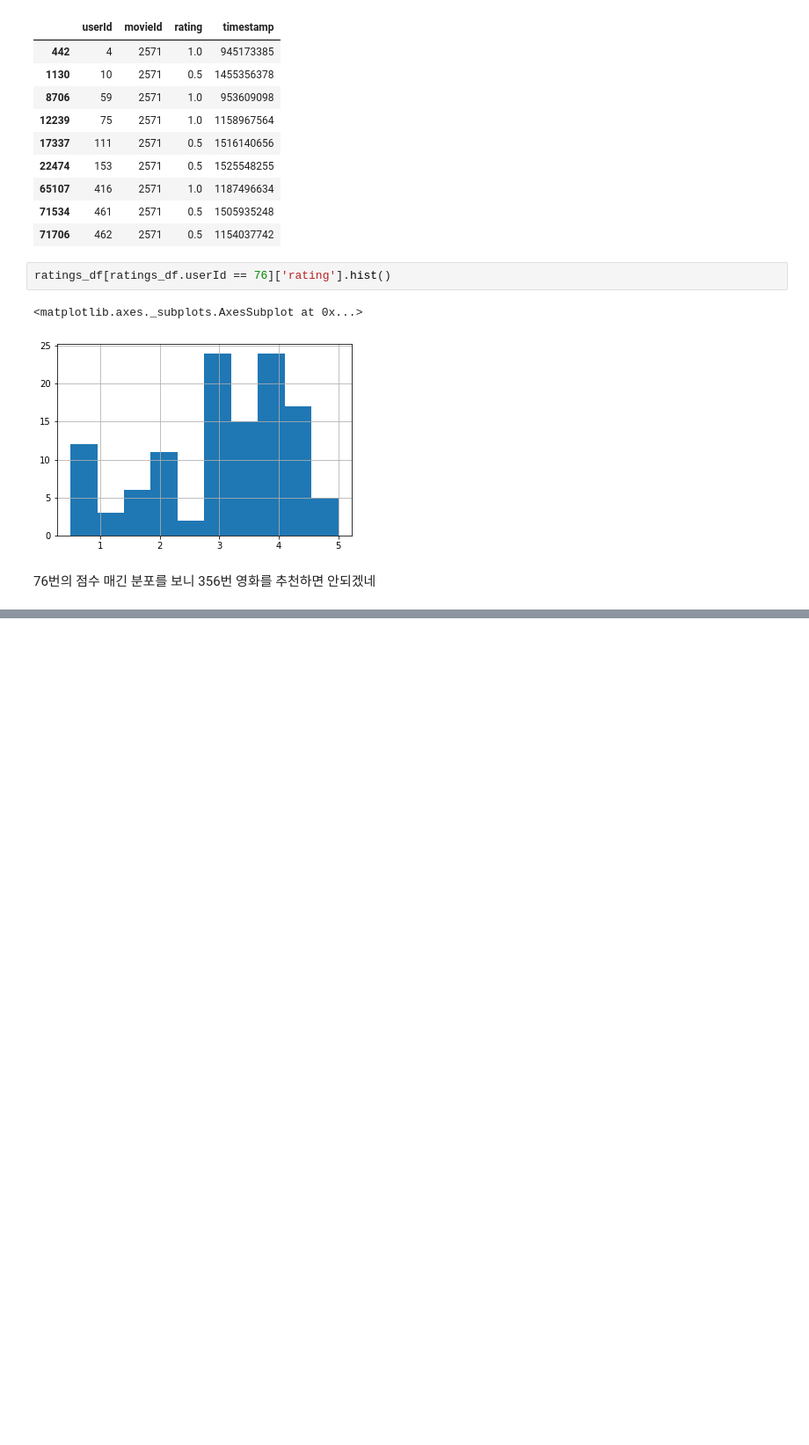
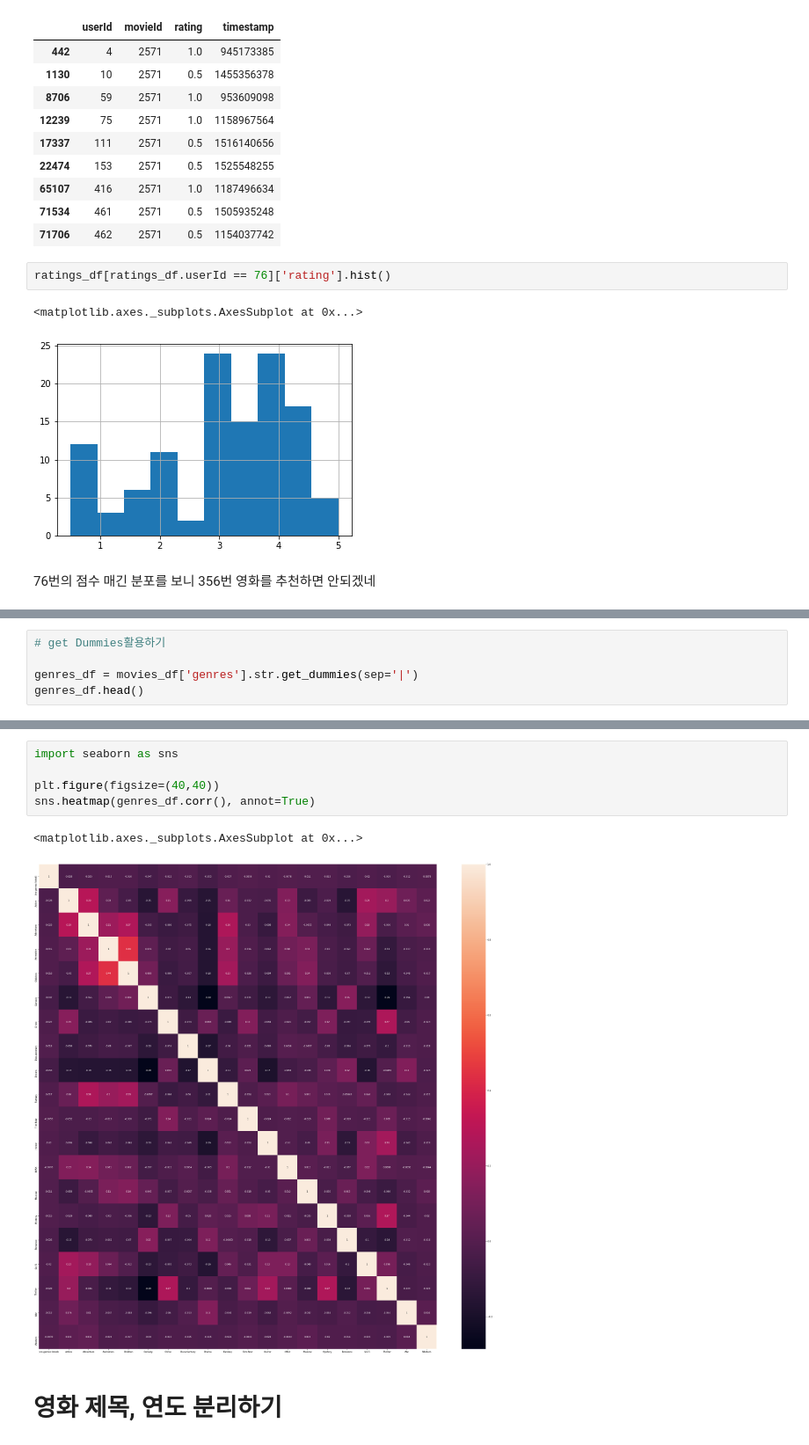
Before and after one commit to thxxx/datascience, a Jupyter notebook: MovieLens.ipynb, the cells around one changed output, grey strips where cells are left out. Shown at 88% size. Drawn from its saved outputs; the diff is of its cells as text; blank space fills up the shorter version.

```diff
--- a/MovieLens.ipynb
+++ b/MovieLens.ipynb
@@ -417,0 +453,5 @@ ratings_df[ratings_df.userId == 76]['rating'].hist()
+# %%
+# get Dummies활용하기
+
+genres_df = movies_df['genres'].str.get_dummies(sep='|')
+genres_df.head()
@@ -417,0 +580,10 @@ ratings_df[ratings_df.userId == 76]['rating'].hist()
+# %%
+import seaborn as sns
+
+plt.figure(figsize=(40,40))
+sns.heatmap(genres_df.corr(), annot=True)
+# %% [output]
+<matplotlib.axes._subplots.AxesSubplot at 0x...>
+[figure, added]
+# %% [markdown]
+# 영화 제목, 연도 분리하기
```
Also changed, not shown: parts of 42 cells of this notebook.
